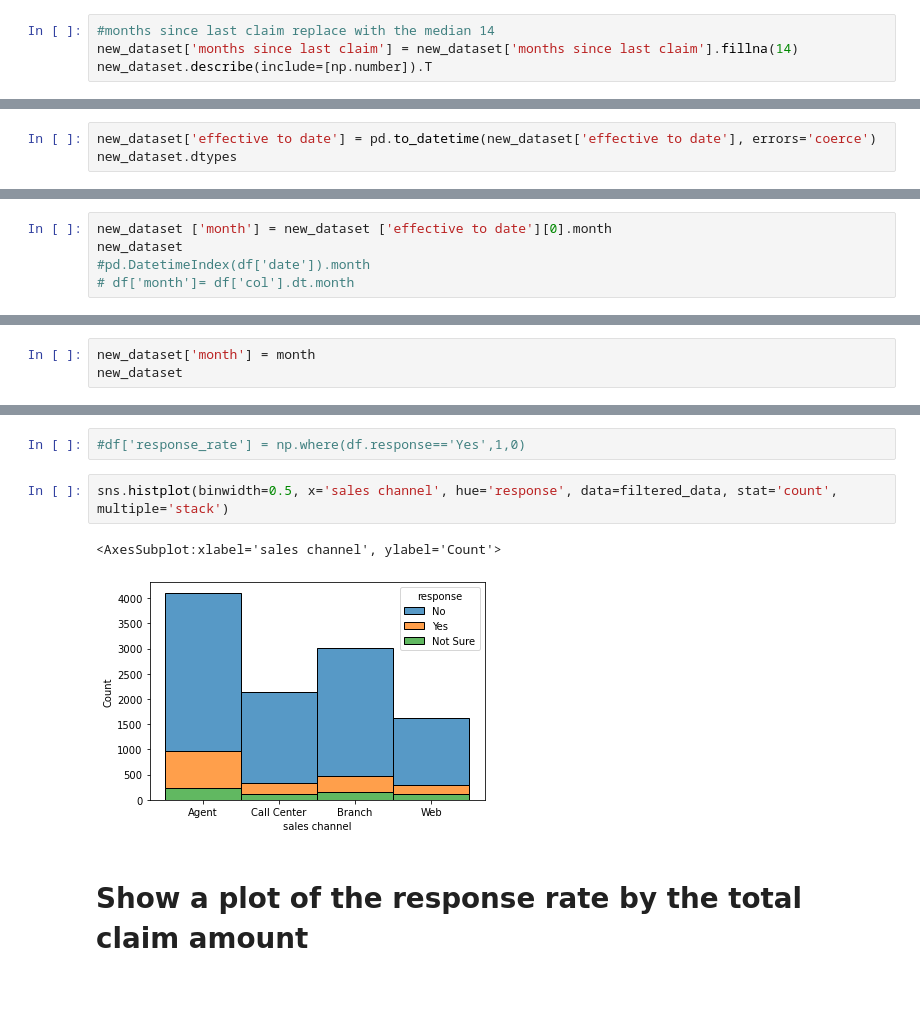
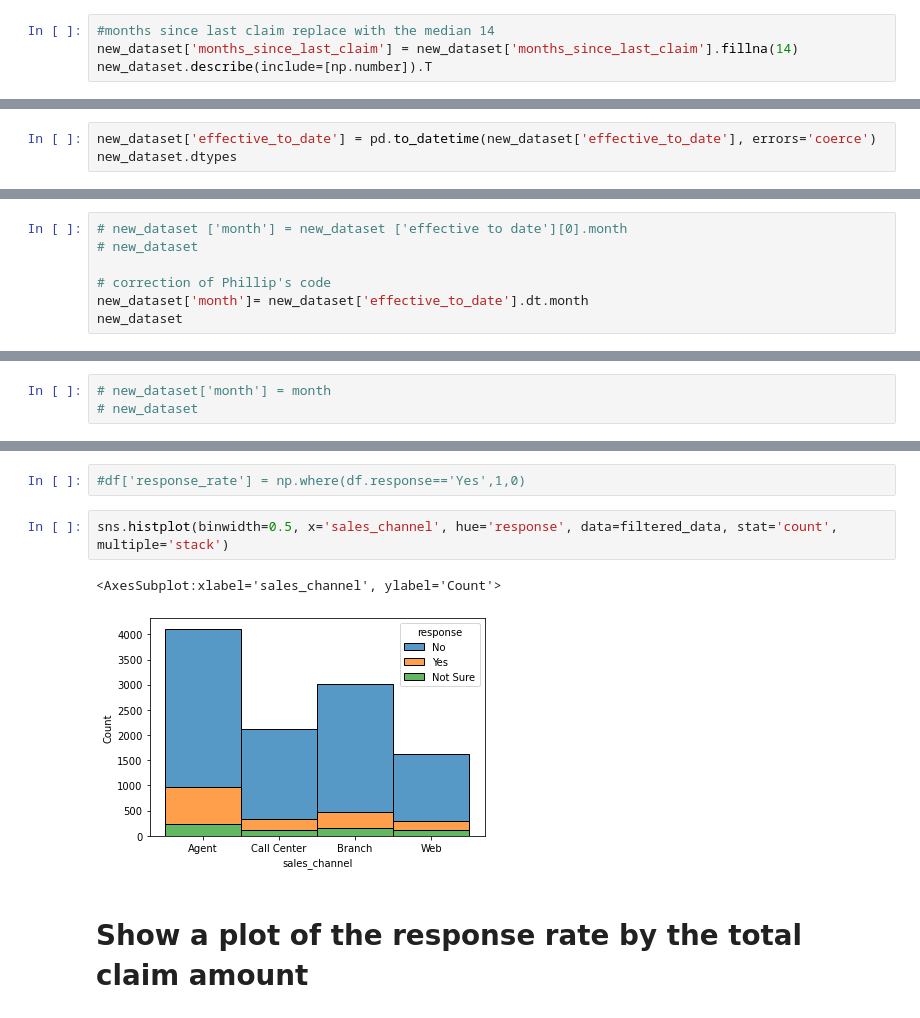
Before and after one commit to JuliaVazquez/lab-customer-analysis-round-2, a Jupyter notebook: files_for_lab/csv_files/Week1_Labs2-7_Julia.ipynb, the cells around one changed output, grey strips where cells are left out. Cells and saved outputs as stored; diff of their text form; blank space fills up the shorter version.

```diff
--- a/files_for_lab/csv_files/Week1_Labs2-7_Julia.ipynb
+++ b/files_for_lab/csv_files/Week1_Labs2-7_Julia.ipynb
@@ -260,7 +271,7 @@ new_dataset.describe(include=[np.number]).T
 It doesn't seem to afect very much to the mean and std so I think it's fine
 # %%
 #months since last claim replace with the median 14
-new_dataset['months since last claim'] = new_dataset['months since last claim'].fillna(14)
+new_dataset['months_since_last_claim'] = new_dataset['months_since_last_claim'].fillna(14)
 new_dataset.describe(include=[np.number]).T
 # %% [output]
 |  | count | mean | std | min | 25% | 50% | 75% | max |
@@ -321,5 +316,5 @@ new_dataset
 # %%
-new_dataset['effective to date'] = pd.to_datetime(new_dataset['effective to date'], errors='coerce')
+new_dataset['effective_to_date'] = pd.to_datetime(new_dataset['effective_to_date'], errors='coerce')
 new_dataset.dtypes
 # %% [output]
 customer                                 object
@@ -341,7 +336,9 @@ vehicle type                             object
 dtype: object
 # %%
-new_dataset ['month'] = new_dataset ['effective to date'][0].month
+# new_dataset ['month'] = new_dataset ['effective to date'][0].month
+# new_dataset
+
+# correction of Phillip's code
+new_dataset['month']= new_dataset['effective_to_date'].dt.month
 new_dataset
-#pd.DatetimeIndex(df['date']).month
-# df['month']= df['col'].dt.month
 # %% [output]
@@ -369,3 +366,3 @@ for date in new_dataset['effective to date']:
 # %%
-new_dataset['month'] = month
-new_dataset
+# new_dataset['month'] = month
+# new_dataset
@@ -560,10 +543,10 @@ Maybe the data about the column 'response' was not so significant as to create a
 # %%
 #df['response_rate'] = np.where(df.response=='Yes',1,0)
 # %%
-sns.histplot(binwidth=0.5, x='sales channel', hue='response', data=filtered_data, stat='count', multiple='stack')
+sns.histplot(binwidth=0.5, x='sales_channel', hue='response', data=filtered_data, stat='count', multiple='stack')
 # %% [output]
-<AxesSubplot:xlabel='sales channel', ylabel='Count'>
+<AxesSubplot:xlabel='sales_channel', ylabel='Count'>
-[figure, old version]
+[figure, new version]
 # %% [markdown]
 # Show a plot of the response rate by the total claim amount
 # %%
```
Also changed, not shown: parts of 41 cells of this notebook.
